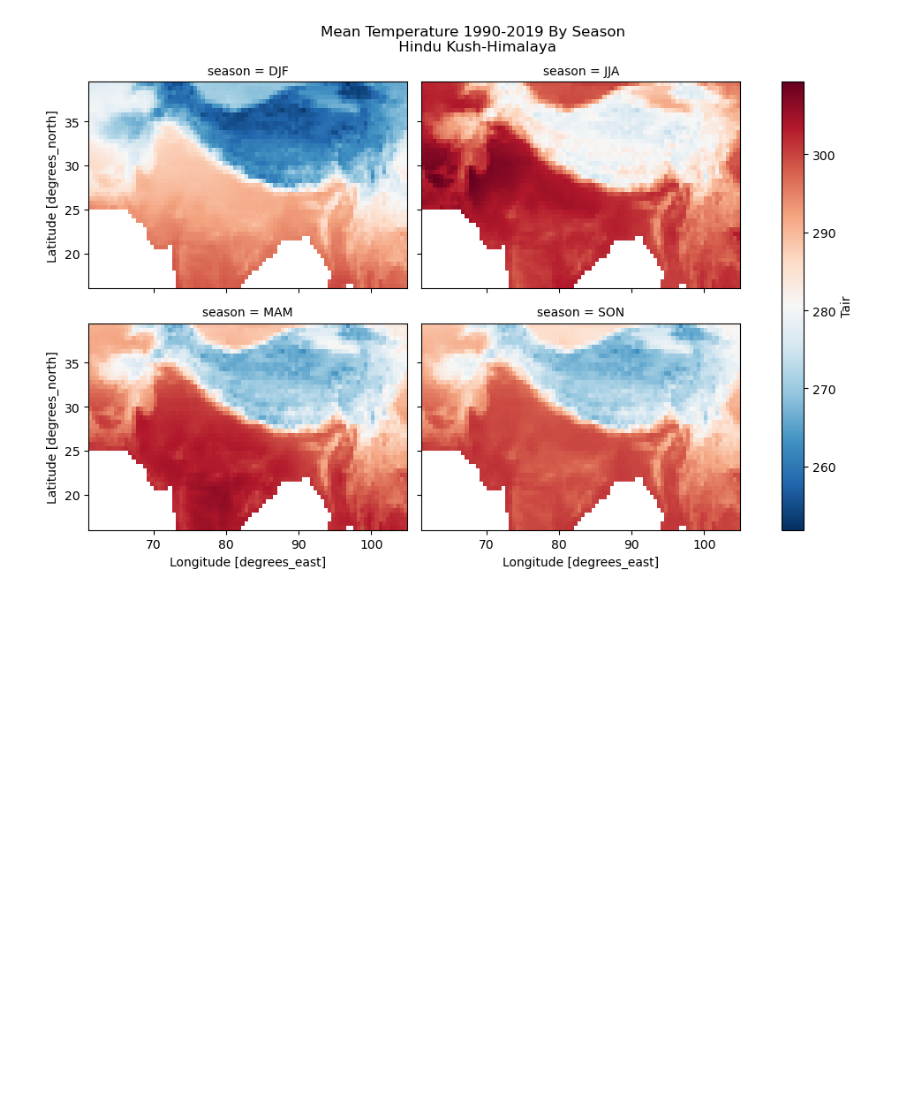
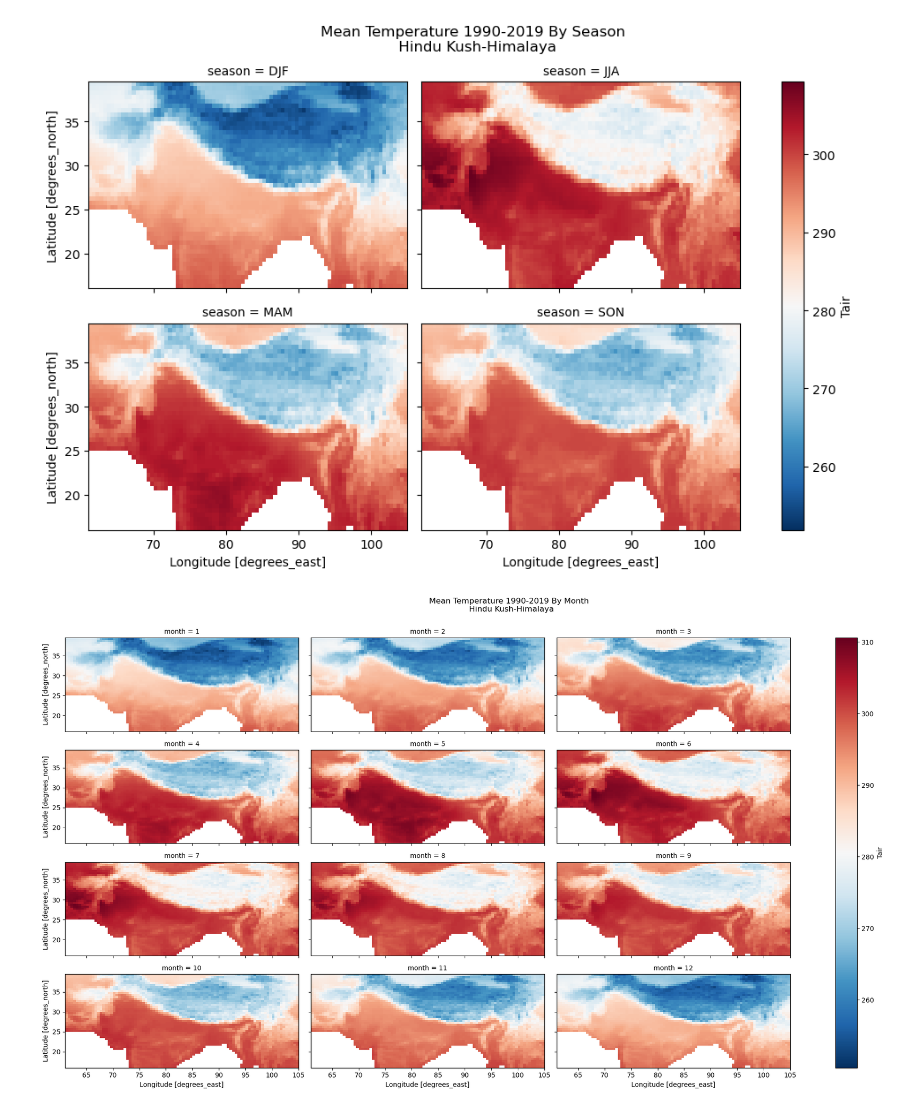
Before and after one commit to jacobqs/MST-Himalaya, a Jupyter notebook: Data_exploration.ipynb, the cells around one changed output. Drawn from its saved outputs; the diff is of its cells as text; code cells hidden in the pictures; blank space fills up the shorter version.

Commit message:
added monthly mean temp

```diff
--- a/Data_exploration.ipynb
+++ b/Data_exploration.ipynb
@@ -259,3 +259,14 @@ plt.suptitle("Mean Temperature 1990-2019 By Season \n Hindu Kush-Himalaya",
 plt.show()
 # %% [output]
 [figure]
+# %%
+tair_monthly_mean = tair_monthly.groupby('time.month').mean()
+# %%
+# Create a plot showing mean temperature aross seasons
+tair_monthly_mean.Tair.plot(col='month', col_wrap=3, figsize=(20, 10), cmap = plt.cm.RdBu_r)
+plt.suptitle("Mean Temperature 1990-2019 By Month \n Hindu Kush-Himalaya",
+             y=1.05)
+
+plt.show()
+# %% [output]
+[figure, added]
```
Also changed, not shown: parts of 1 cell of this notebook.
